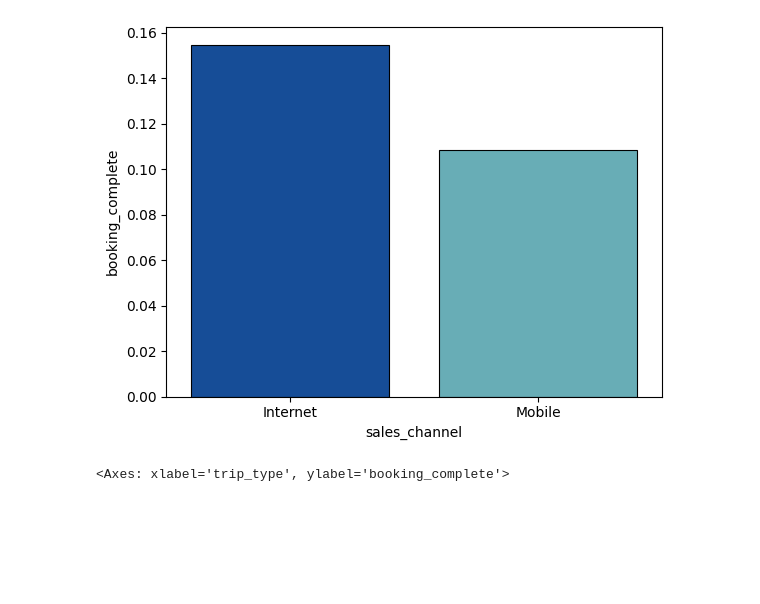
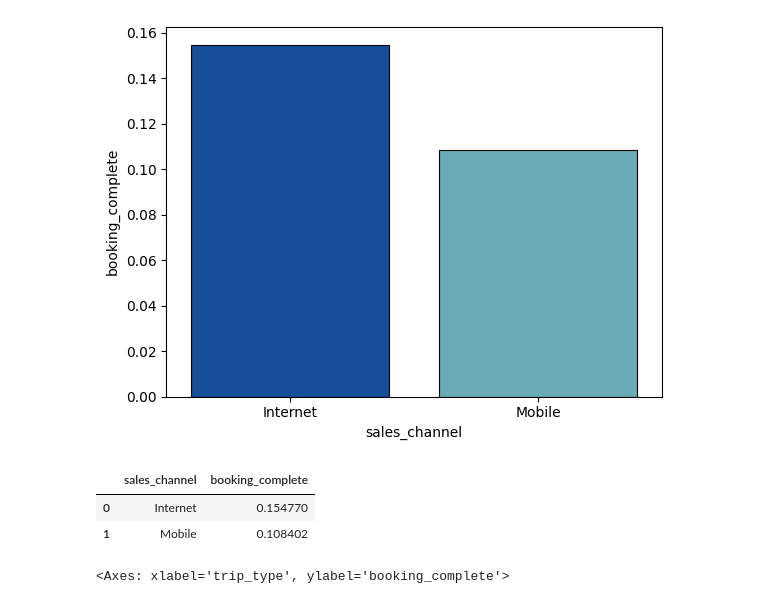
Before and after one commit to MiguelAMeloM/Miguel_DataAnalytics, a Jupyter notebook: flight_booking/customer_booking.ipynb, the cells around one changed output. Cells and saved outputs as stored; diff of their text form; code cells hidden in the pictures; blank space fills up the shorter version.

```diff
--- a/flight_booking/customer_booking.ipynb
+++ b/flight_booking/customer_booking.ipynb
@@ -73,6 +73,17 @@ sns.barplot(
 # %% [output]
 <Axes: xlabel='sales_channel', ylabel='booking_complete'>
 [figure]
+# %%
+(
+    df
+    .groupby('sales_channel',as_index=False)
+    ['booking_complete']
+    .mean()
+)
+# %% [output]
+|  | sales_channel | booking_complete |
+| 0 | Internet | 0.154770 |
+| 1 | Mobile | 0.108402 |
 # %%
 sns.barplot(
     data = df,
```
Also changed, not shown: parts of 3 cells of this notebook, 1 other file.
